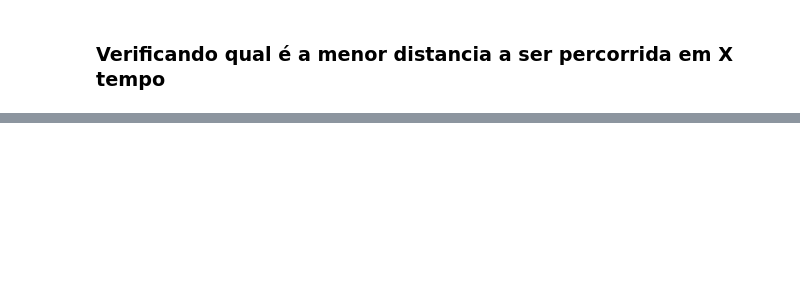
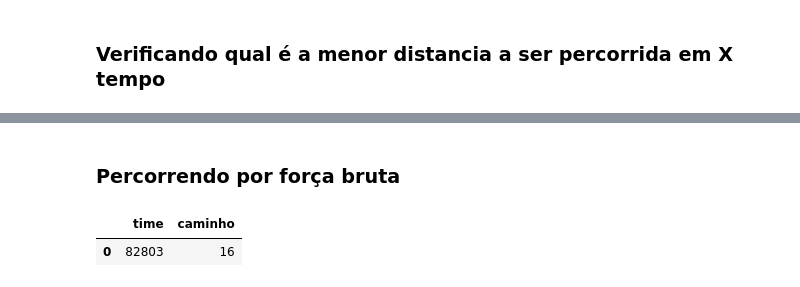
Before and after one commit to mascDriver/data-science, a Jupyter notebook: GEX637_Tópicos_especiais_em_computação_XV_.ipynb, the cells around one changed output, grey strips where cells are left out. Cells and saved outputs as stored; diff of their text form; code cells hidden in the pictures; blank space fills up the shorter version.

```diff
--- a/GEX637_Tópicos_especiais_em_computação_XV_.ipynb
+++ b/GEX637_Tópicos_especiais_em_computação_XV_.ipynb
@@ -81,0 +109,15 @@ best_tsp
+# %% [markdown]
+### Percorrendo por força bruta
+# %%
+best_tsp = {'time': float('inf'), 'caminho': []}
+for x in range(0, length_tsp):
+  distancia = 0
+  for y in range(0, length_tsp):
+    distancia += dimension[x][y]
+  if distancia < best_tsp['time']:
+    best_tsp['time'] = distancia
+    best_tsp['caminho'] = [x]
+pd.DataFrame(best_tsp)
+# %% [output]
+|  | time | caminho |
+| 0 | 82803 | 16 |
```
Also changed, not shown: parts of 6 cells of this notebook.
